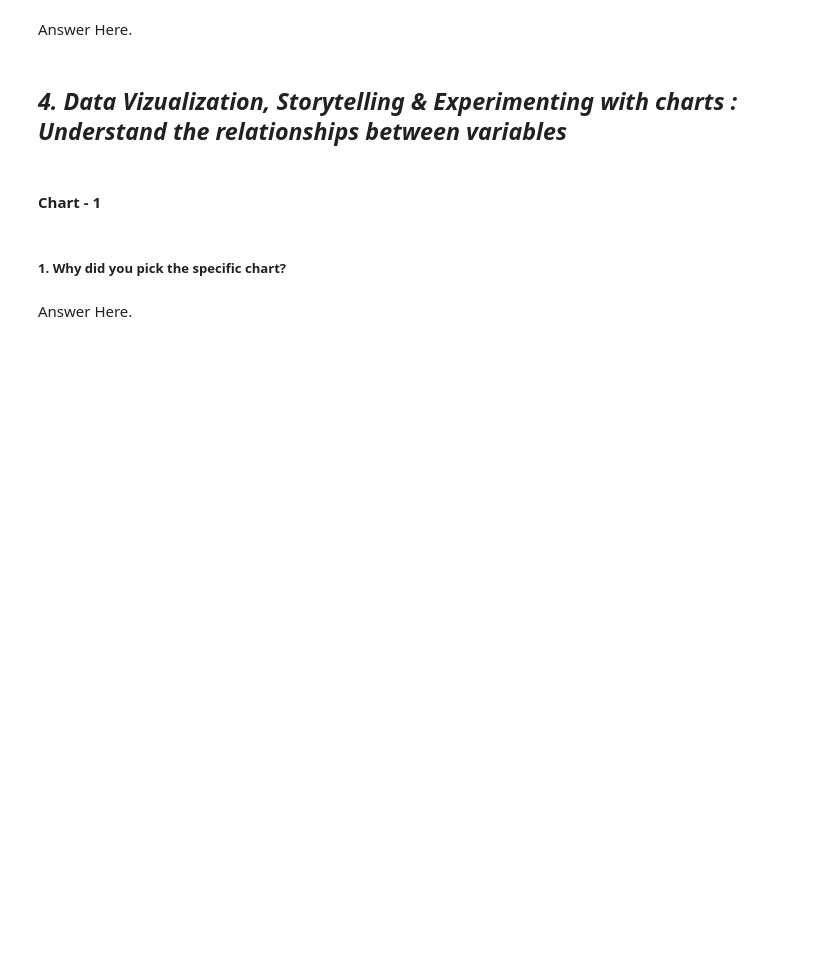
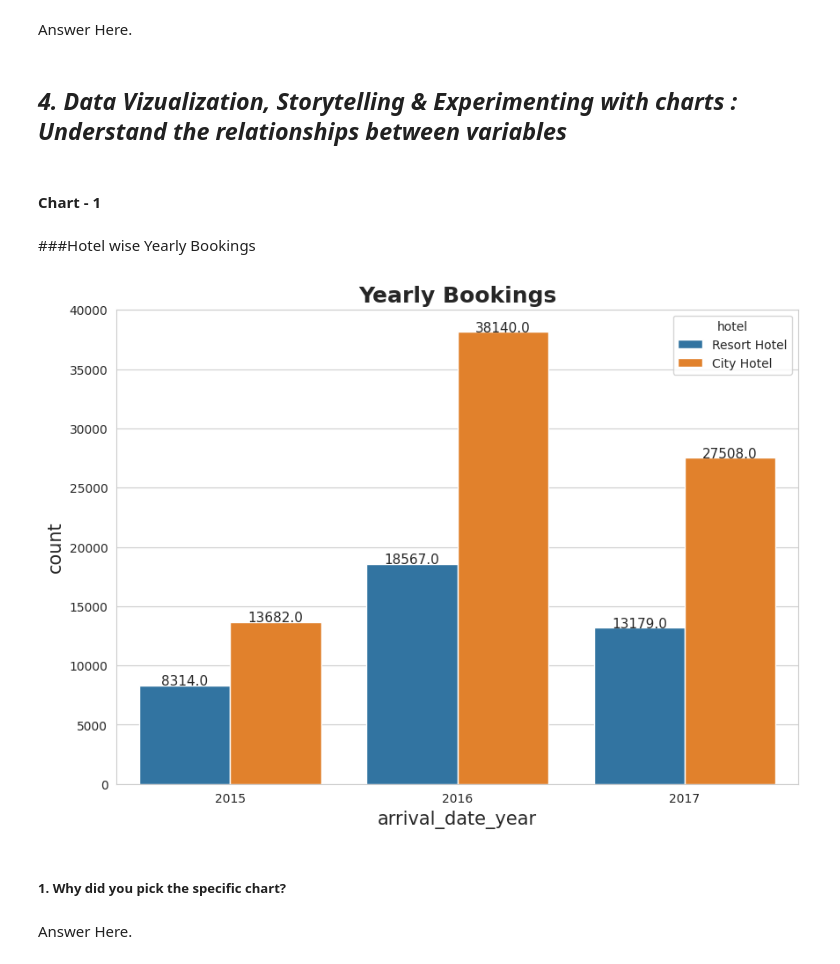
Before and after one commit to amoghsawant17/EDA_Project_Amogh, a Jupyter notebook: EDA_Hotel_Booking_Analysis.ipynb, the cells around one changed output. Cells and saved outputs as stored; diff of their text form; code cells hidden in the pictures; blank space fills up the shorter version.

```diff
--- a/EDA_Hotel_Booking_Analysis.ipynb
+++ b/EDA_Hotel_Booking_Analysis.ipynb
@@ -105,7 +105,7 @@ from sklearn.tree import export_graphviz
 !pip install shap==0.40.0
 import shap
 import graphviz
-sns.set_style('darkgrid')
+sns.set_style('whitegrid')
 
 import warnings
 warnings.filterwarnings('ignore')
@@ -340,3 +362,7 @@ No. of unique values in  reservation_status_date is 926 .
 # Write your code to make your dataset analysis ready.
 # %% [markdown]
 ### What all manipulations have you done and insights you found?
+# %%
+# Changing datatype of "children" from (float) to (int) and filling (0) incase of null values
+df['children'].fillna(0,inplace=True)
+df['children'] = df['children'].astype(int)
@@ -351,3 +437,16 @@ Answer Here.
+# %% [markdown]
+###Hotel wise Yearly Bookings
+# %%
+# Chart - 1 visualization code
+ax = plt.subplots(figsize = (10,7))
+ax =sns.countplot(x = 'arrival_date_year', data=df, hue='hotel')
+ax.set_title('Yearly Bookings',fontsize = 18, fontweight='bold')
+ax.set_xlabel('arrival_date_year', fontsize = 15)
+ax.set_ylabel('count', fontsize = 15)
+for rect in ax.patches:
+    ax.text (rect.get_x() + rect.get_width()  / 2,rect.get_height()+ 0.75,rect.get_height(),horizontalalignment='center', fontsize = 11)
+# %% [output]
+[figure, added]
 # %% [markdown]
 ##### 1. Why did you pick the specific chart?
 # %% [markdown]
```
Also changed, not shown: parts of 22 cells of this notebook.
